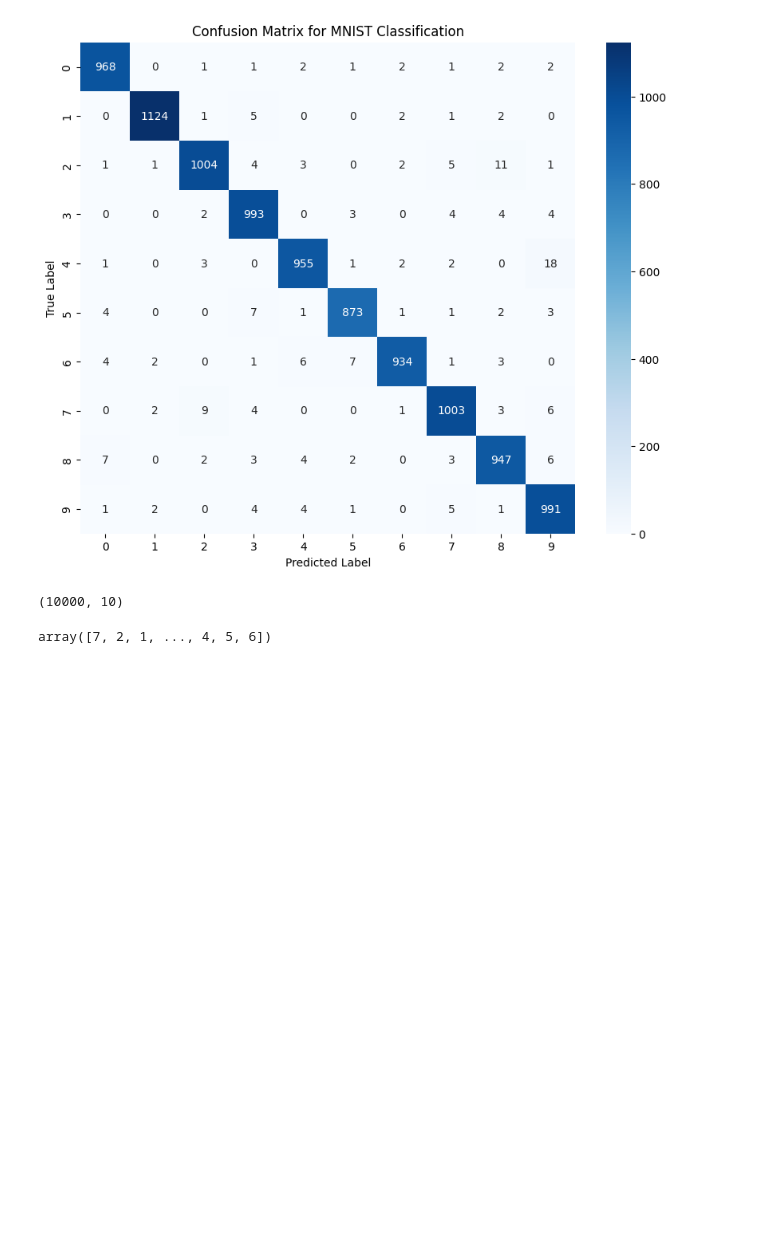
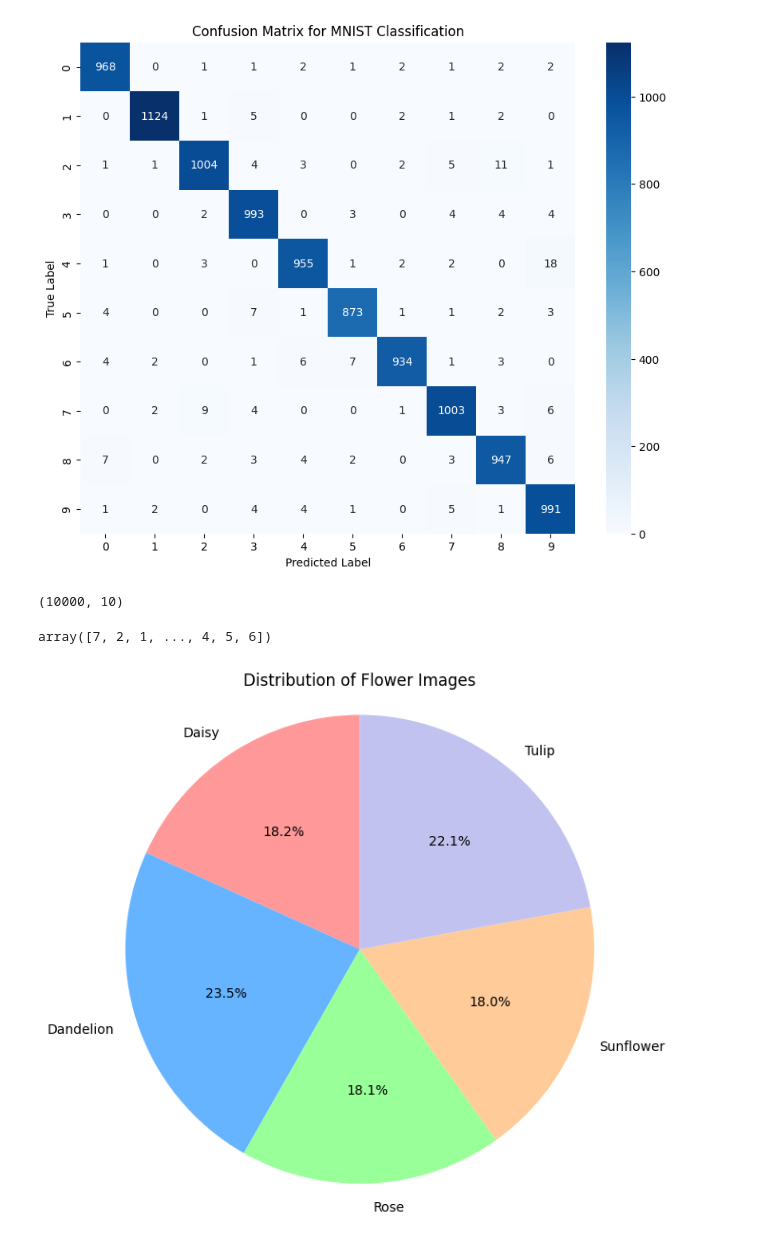
Before and after one commit to Rabbit-Jun/aiproject, a Jupyter notebook: src/mlp.ipynb, the cells around one changed output. Drawn from its saved outputs; the diff is of its cells as text; code cells hidden in the pictures; blank space fills up the shorter version.

```diff
--- a/src/mlp.ipynb
+++ b/src/mlp.ipynb
@@ -179,3 +179,24 @@ print(test_labels.shape)
 np.argmax(test_labels, axis=1)
 # %% [output]
 array([7, 2, 1, ..., 4, 5, 6])
+# %%
+import matplotlib.pyplot as plt
+
+# 각 꽃의 이름과 해당 파일 개수
+labels = ['Daisy', 'Dandelion', 'Rose', 'Sunflower', 'Tulip']
+sizes = [401, 517, 398, 396, 486]
+
+# 원 그래프 그리기
+plt.figure(figsize=(7, 7))  # 그래프 크기 설정
+plt.pie(sizes, labels=labels, autopct='%1.1f%%', startangle=90, colors=['#ff9999','#66b3ff','#99ff99','#ffcc99','#c2c2f0'])
+
+# 그래프 타이틀 설정
+plt.title('Distribution of Flower Images')
+
+# 그래프를 원형으로 유지
+plt.axis('equal')
+
+# 그래프 표시
+plt.show()
+# %% [output]
+[figure, added]
```
Also changed, not shown: 4 other files.
